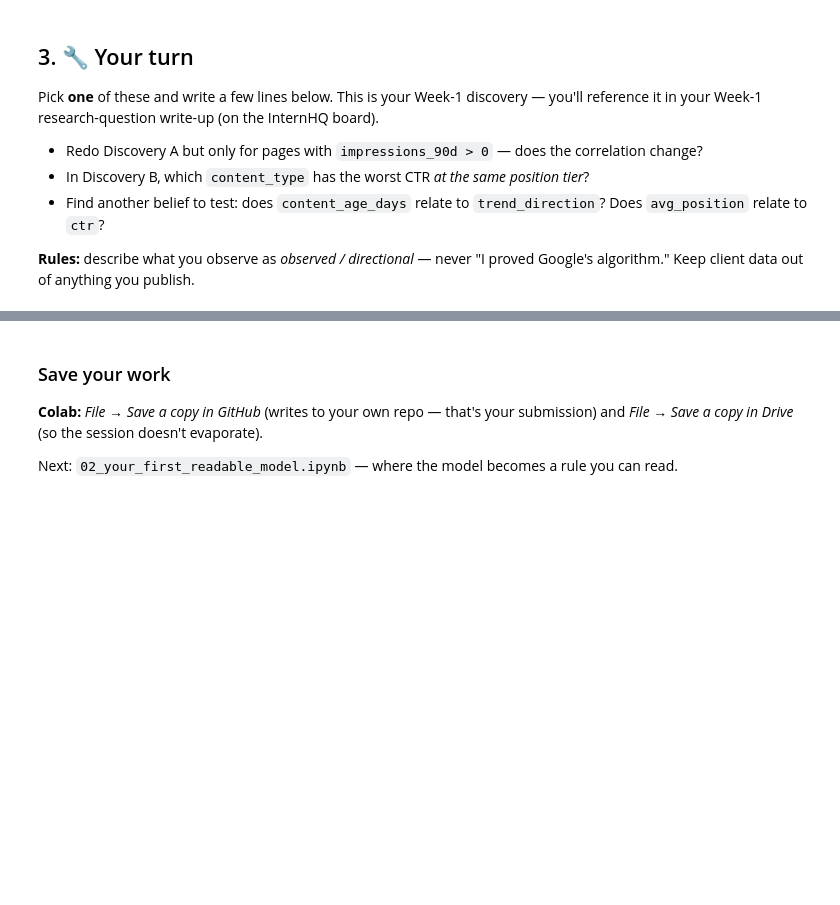
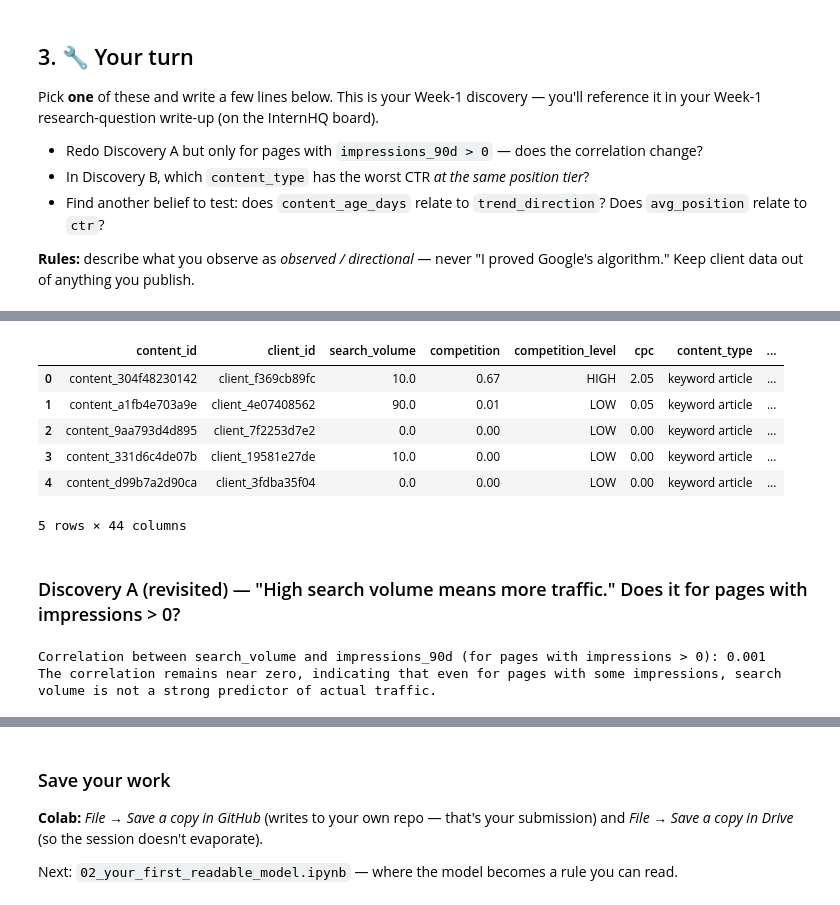
Before and after one commit to huseyinTozluyurt/Flyrank-Internship-MachineLearning, a Jupyter notebook: notebooks/01_first_look_and_discovery.ipynb, the cells around one changed output, grey strips where cells are left out. Saved outputs shown, nothing was run; the diff lists cells and outputs as text; code cells hidden in the pictures; blank space fills up the shorter version.

```diff
--- a/notebooks/01_first_look_and_discovery.ipynb
+++ b/notebooks/01_first_look_and_discovery.ipynb
@@ -103,2 +186,22 @@ Pick **one** of these and write a few lines below. This is your Week-1 discovery
+# %%
+display(df.head())
+# %% [output]
+|  | content_id | client_id | search_volume | competition | competition_level | cpc | content_type | ... |
+| 0 | content_304f48230142 | client_f369cb89fc | 10.0 | 0.67 | HIGH | 2.05 | keyword article | ... |
+| 1 | content_a1fb4e703a9e | client_4e07408562 | 90.0 | 0.01 | LOW | 0.05 | keyword article | ... |
+| 2 | content_9aa793d4d895 | client_7f2253d7e2 | 0.0 | 0.00 | LOW | 0.00 | keyword article | ... |
+| 3 | content_331d6c4de07b | client_19581e27de | 10.0 | 0.00 | LOW | 0.00 | keyword article | ... |
+| 4 | content_d99b7a2d90ca | client_3fdba35f04 | 0.0 | 0.00 | LOW | 0.00 | keyword article | ... |
+5 rows × 44 columns
 # %%
 # Your discovery here
+# %% [markdown]
+### Discovery A (revisited) — "High search volume means more traffic." Does it for pages with impressions > 0?
+# %%
+filtered_df = df[df["impressions_90d"] > 0]
+corr_filtered = filtered_df["search_volume"].corr(filtered_df["impressions_90d"])
+print(f"Correlation between search_volume and impressions_90d (for pages with impressions > 0): {corr_filtered:.3f}")
+print("The correlation remains near zero, indicating that even for pages with some impressions, search volume is not a strong predictor of actual traffic.")
+# %% [output]
+Correlation between search_volume and impressions_90d (for pages with impressions > 0): 0.001
+The correlation remains near zero, indicating that even for pages with some impressions, search volume is not a strong predictor of actual traffic.
```
Also changed, not shown: parts of 15 cells of this notebook.
